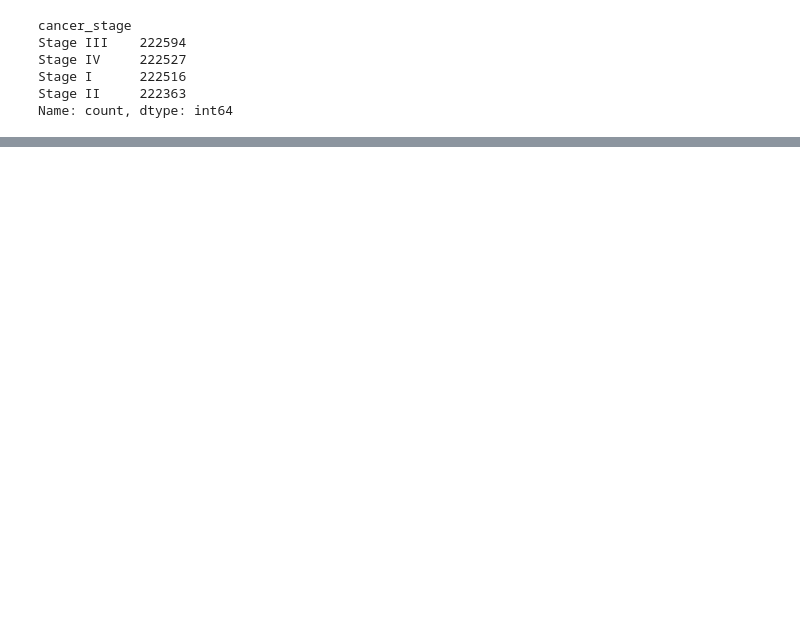
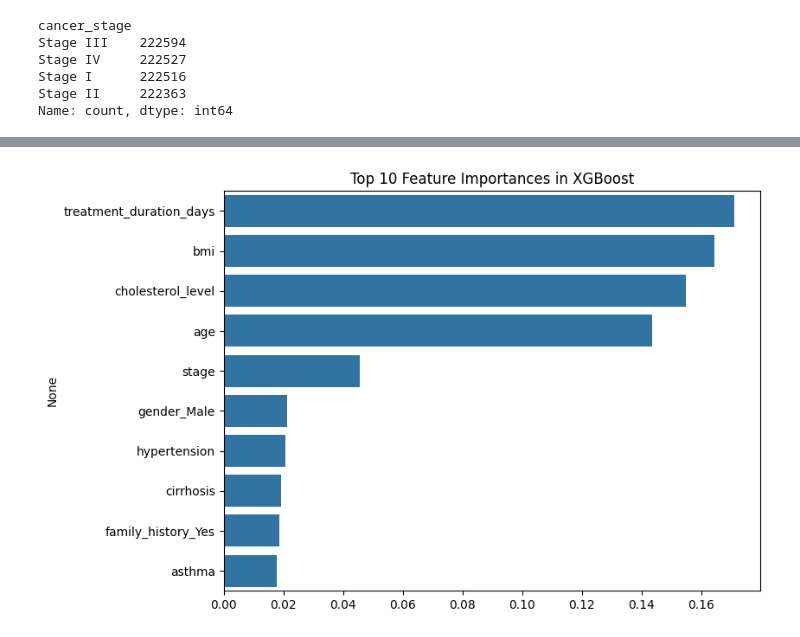
Before and after one commit to ZivadinM/skladistenje-softver, a Jupyter notebook: analiysis.ipynb, the cells around one changed output, grey strips where cells are left out. Saved outputs shown, nothing was run; the diff lists cells and outputs as text; code cells hidden in the pictures; blank space fills up the shorter version.

```diff
--- a/analiysis.ipynb
+++ b/analiysis.ipynb
@@ -179,0 +317,10 @@ df.head()
+# %%
+importances = rf_model.feature_importances_
+indices = np.argsort(importances)[::-1]
+# %%
+plt.figure(figsize=(8,6))
+sns.barplot(x=importances[indices[:10]], y=X_train.columns[indices[:10]])
+plt.title(f'Top 10 Feature Importances in XGBoost')
+plt.show()
+# %% [output]
+[figure, added]
```
Also changed, not shown: parts of 28 cells of this notebook, 3 other files.
